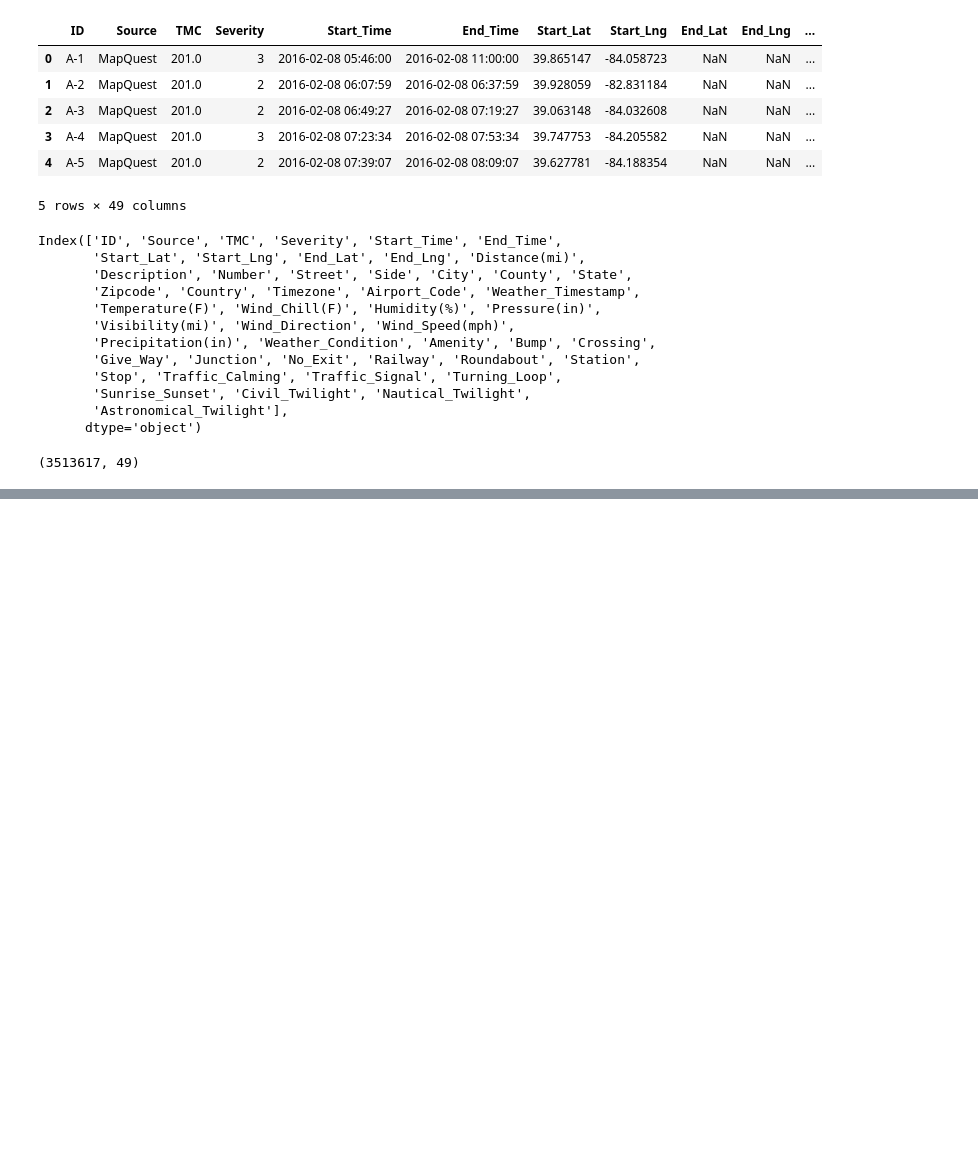
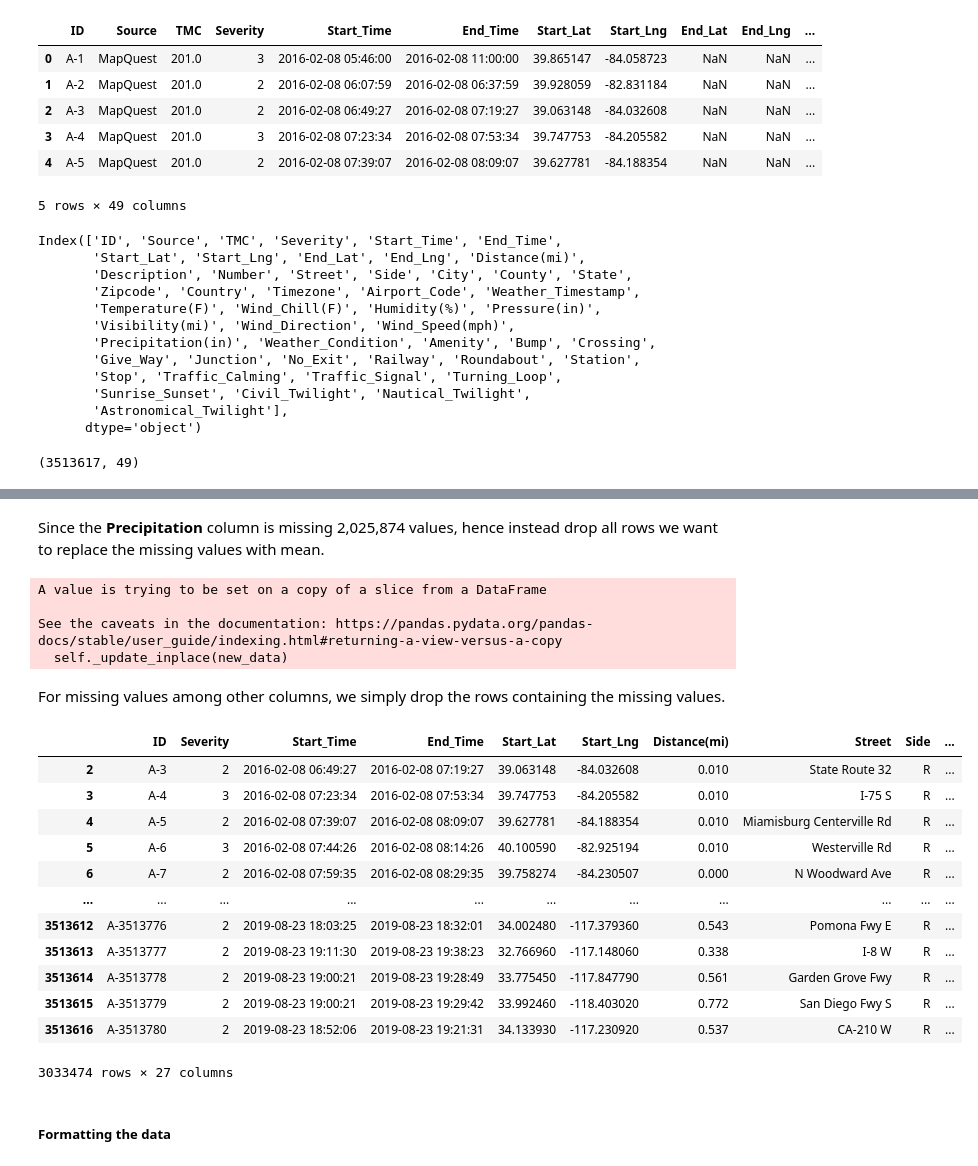
Before and after one commit to skc46/Coursera_Capstone, a Jupyter notebook: scripts/notebook.ipynb, the cells around one changed output, grey strips where cells are left out. Drawn from its saved outputs; the diff is of its cells as text; code cells hidden in the pictures; blank space fills up the shorter version.

```diff
--- a/scripts/notebook.ipynb
+++ b/scripts/notebook.ipynb
@@ -38,0 +43,14 @@ df.shape
+# %%
+columns_to_keep = ['ID', 'Severity', 'Start_Time', 'End_Time',
+       'Start_Lat', 'Start_Lng', 'Distance(mi)',
+       'Street', 'Side', 'City', 'County', 'State',
+       'Zipcode', 'Country', 'Timezone',
+       'Temperature(F)',
+       'Visibility(mi)', 'Wind_Speed(mph)',
+       'Precipitation(in)', 'Weather_Condition','Crossing',
+       'Junction', 'Roundabout',
+       'Traffic_Signal', 'Turning_Loop',
+       'Sunrise_Sunset']
+
+df1 = df[columns_to_keep]
+df1.shape
@@ -38,0 +59,6 @@ df.shape
+# %%
+# to find the actual delay in terms of hours
+df1['Start_Time'] = pd.to_datetime(df1['Start_Time'], format = "%Y/%m/%d %H:%M:%S")
+df1['End_Time'] = pd.to_datetime(df1['End_Time'], format = "%Y/%m/%d %H:%M:%S")
+df1['Time_Delay (Hrs)'] = (df1['End_Time'] - df1['Start_Time'])/np.timedelta64(1, 'h')
+df1.head(10)
@@ -38,0 +93,5 @@ df.shape
+# %%
+# Let's get day of week
+df1['Day_Of_Week'] = df1['Start_Time'].dt.weekday
+#df1['Name_Of_Day'] = df1['Start_Time'].dt.weekday_name
+df1['Day_Of_Week'].value_counts()
@@ -38,0 +171,30 @@ df.shape
+# %% [markdown]
+Since the __Precipitation__ column is missing 2,025,874 values, hence instead drop all rows we want to replace the missing values with mean.
+# %%
+average = df1['Precipitation(in)'].astype('float').mean()
+df1['Precipitation(in)'].replace(np.nan, average, inplace=True)
+# %% [output]
+A value is trying to be set on a copy of a slice from a DataFrame
+
+See the caveats in the documentation: https://pandas.pydata.org/pandas-docs/stable/user_guide/indexing.html#returning-a-view-versus-a-copy
+  self._update_inplace(new_data)
+# %% [markdown]
+For missing values among other columns, we simply drop the rows containing the missing values.
+# %%
+df1.dropna(subset = ['City', 'Temperature(F)', 'Visibility(mi)', 'Wind_Speed(mph)','Weather_Condition', 'Sunrise_Sunset'], axis = 0)
+# %% [output]
+|  | ID | Severity | Start_Time | End_Time | Start_Lat | Start_Lng | Distance(mi) | Street | Side | ... |
+| 2 | A-3 | 2 | 2016-02-08 06:49:27 | 2016-02-08 07:19:27 | 39.063148 | -84.032608 | 0.010 | State Route 32 | R | ... |
+| 3 | A-4 | 3 | 2016-02-08 07:23:34 | 2016-02-08 07:53:34 | 39.747753 | -84.205582 | 0.010 | I-75 S | R | ... |
+| 4 | A-5 | 2 | 2016-02-08 07:39:07 | 2016-02-08 08:09:07 | 39.627781 | -84.188354 | 0.010 | Miamisburg Centerville Rd | R | ... |
+| 5 | A-6 | 3 | 2016-02-08 07:44:26 | 2016-02-08 08:14:26 | 40.100590 | -82.925194 | 0.010 | Westerville Rd | R | ... |
+| 6 | A-7 | 2 | 2016-02-08 07:59:35 | 2016-02-08 08:29:35 | 39.758274 | -84.230507 | 0.000 | N Woodward Ave | R | ... |
+| ... | ... | ... | ... | ... | ... | ... | ... | ... | ... | ... |
+| 3513612 | A-3513776 | 2 | 2019-08-23 18:03:25 | 2019-08-23 18:32:01 | 34.002480 | -117.379360 | 0.543 | Pomona Fwy E | R | ... |
+| 3513613 | A-3513777 | 2 | 2019-08-23 19:11:30 | 2019-08-23 19:38:23 | 32.766960 | -117.148060 | 0.338 | I-8 W | R | ... |
+| 3513614 | A-3513778 | 2 | 2019-08-23 19:00:21 | 2019-08-23 19:28:49 | 33.775450 | -117.847790 | 0.561 | Garden Grove Fwy | R | ... |
+| 3513615 | A-3513779 | 2 | 2019-08-23 19:00:21 | 2019-08-23 19:29:42 | 33.992460 | -118.403020 | 0.772 | San Diego Fwy S | R | ... |
+| 3513616 | A-3513780 | 2 | 2019-08-23 18:52:06 | 2019-08-23 19:21:31 | 34.133930 | -117.230920 | 0.537 | CA-210 W | R | ... |
+3033474 rows × 27 columns
+# %% [markdown]
+##### Formatting the data
```
Also changed, not shown: parts of 15 cells of this notebook, 2 other files.
